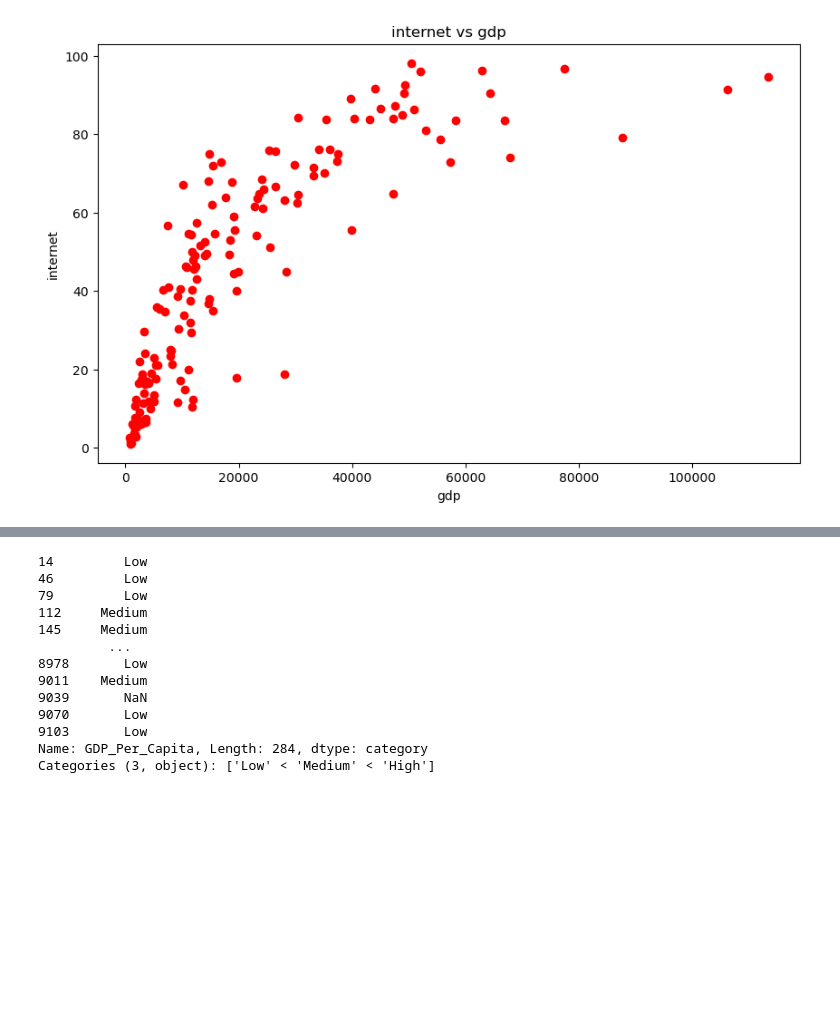
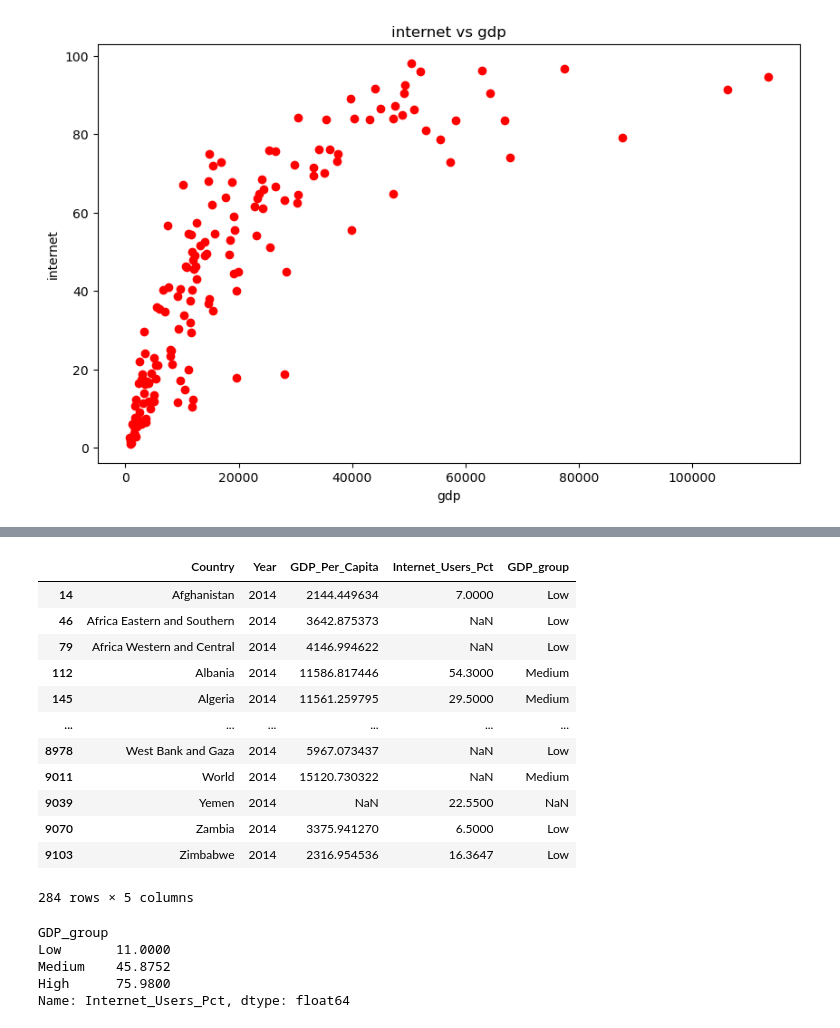
Before and after one commit to NSS-Data-Analytics-Cohort-13/un-exploration-Sobia005, a Jupyter notebook: notebooks/gdp_project.ipynb, the cells around one changed output, grey strips where cells are left out. Saved outputs shown, nothing was run; the diff lists cells and outputs as text; code cells hidden in the pictures; blank space fills up the shorter version.

```diff
--- a/notebooks/gdp_project.ipynb
+++ b/notebooks/gdp_project.ipynb
@@ -988,2 +1003,2 @@ gdp_2014
 # %%
-gdp_per_capita_2014 = pd.qcut(gdp_2014['GDP_Per_Capita'], 3, labels=["Low", "Medium", "High"])
+gdp_and_internet_use_2014['GDP_group'] = pd.qcut(gdp_and_internet_use_2014['GDP_Per_Capita'], 3, labels=["Low", "Medium", "High"])
@@ -990,18 +1011,26 @@ gdp_per_capita_2014 = pd.qcut(gdp_2014['GDP_Per_Capita'], 3, labels=["Low", "Med
 # %%
-gdp_per_capita_2014
+gdp_and_internet_use_2014
 # %% [output]
+|  | Country | Year | GDP_Per_Capita | Internet_Users_Pct | GDP_group |
+| 14 | Afghanistan | 2014 | 2144.449634 | 7.0000 | Low |
+| 46 | Africa Eastern and Southern | 2014 | 3642.875373 | NaN | Low |
+| 79 | Africa Western and Central | 2014 | 4146.994622 | NaN | Low |
+| 112 | Albania | 2014 | 11586.817446 | 54.3000 | Medium |
+| 145 | Algeria | 2014 | 11561.259795 | 29.5000 | Medium |
+| ... | ... | ... | ... | ... | ... |
+| 8978 | West Bank and Gaza | 2014 | 5967.073437 | NaN | Low |
+| 9011 | World | 2014 | 15120.730322 | NaN | Medium |
+| 9039 | Yemen | 2014 | NaN | 22.5500 | NaN |
+| 9070 | Zambia | 2014 | 3375.941270 | 6.5000 | Low |
+| 9103 | Zimbabwe | 2014 | 2316.954536 | 16.3647 | Low |
-14         Low
-46         Low
-79         Low
-112     Medium
-145     Medium
-         ...
-8978       Low
-9011    Medium
-9039       NaN
-9070       Low
-9103       Low
-Name: GDP_Per_Capita, Length: 284, dtype: category
-Categories (3, object): ['Low' < 'Medium' < 'High']
+284 rows × 5 columns
 # %%
 # 25. **Stretch Question:** How does the median internet users percentage compare for the three gdp groups?
+# %%
+gdp_and_internet_use_2014.groupby('GDP_group')['Internet_Users_Pct'].median()
+# %% [output]
+GDP_group
+Low       11.0000
+Medium    45.8752
+High      75.9800
+Name: Internet_Users_Pct, dtype: float64
```
Also changed, not shown: parts of 5 cells of this notebook.
